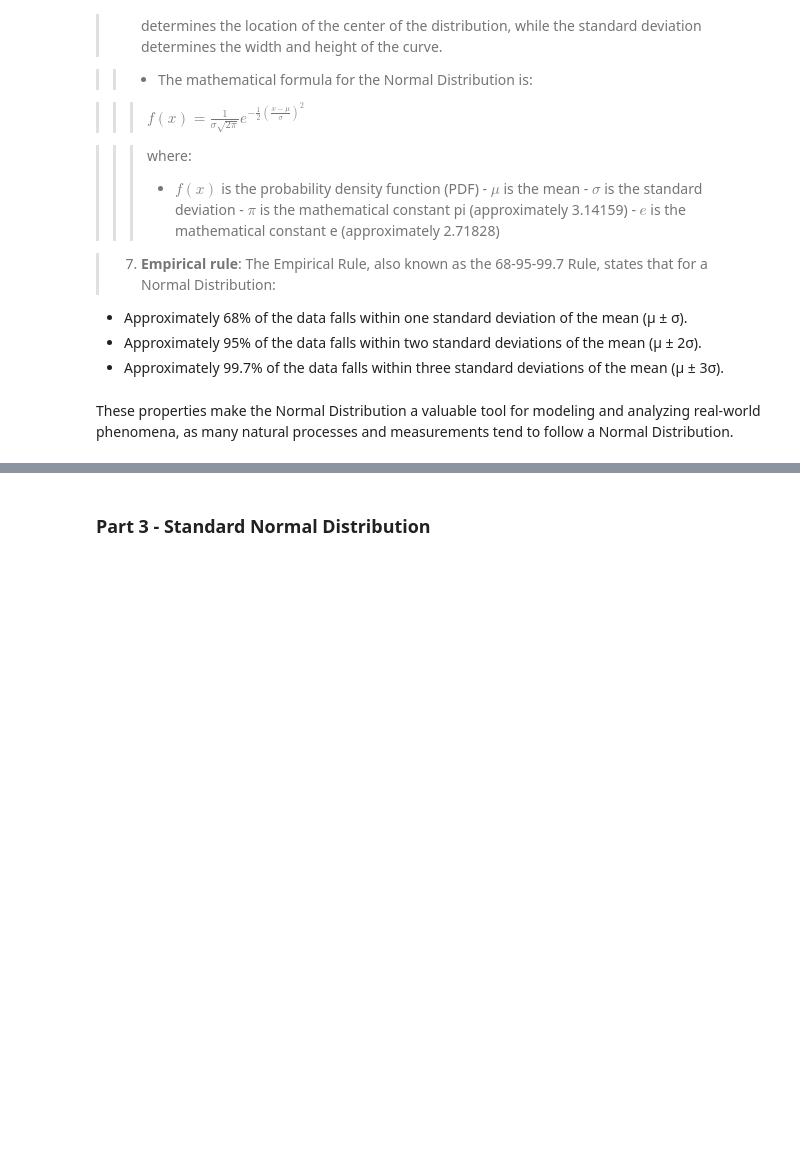
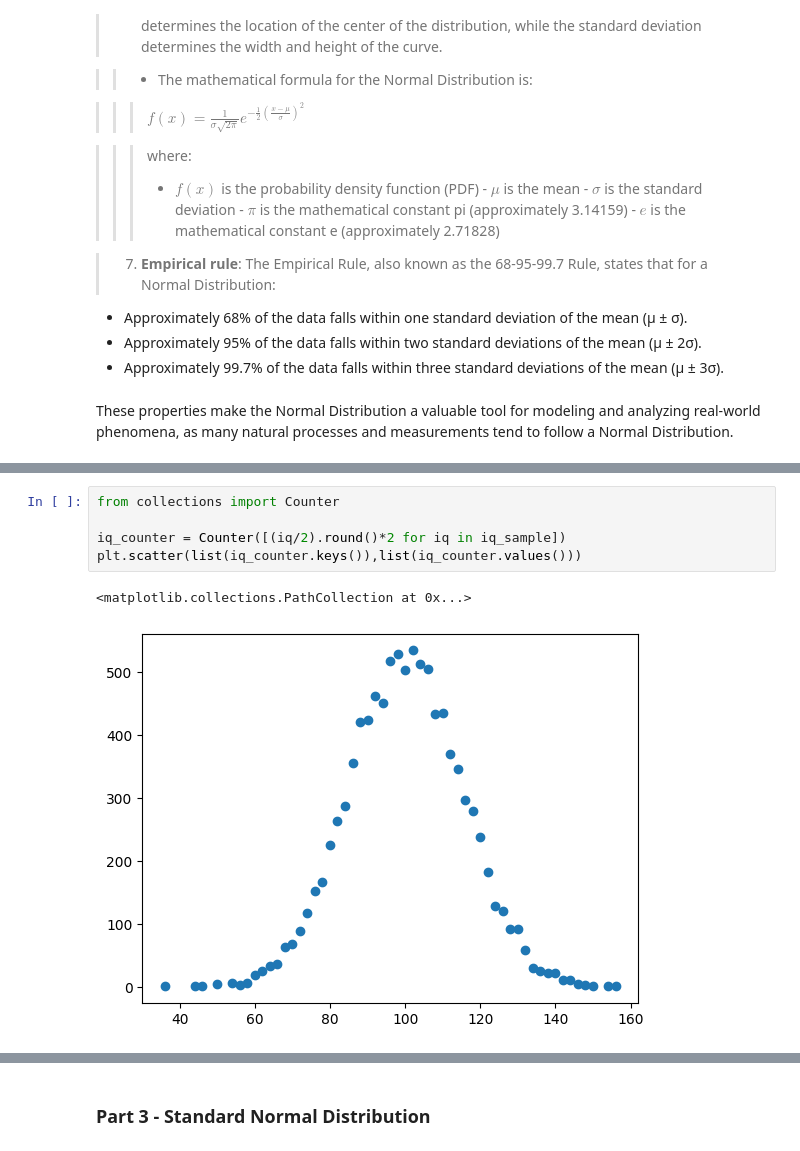
Before and after one commit to tjrandall21/VGP338, a Jupyter notebook: Sec 04 - Probability & Statistics/03 - Normal Distribution.ipynb, the cells around one changed output, grey strips where cells are left out. Saved outputs shown, nothing was run; the diff lists cells and outputs as text; blank space fills up the shorter version.

```diff
--- a/Sec 04 - Probability & Statistics/03 - Normal Distribution.ipynb
+++ b/Sec 04 - Probability & Statistics/03 - Normal Distribution.ipynb
@@ -65,3 +84,11 @@ sample_heights[:10]
+# %%
+from collections import Counter
+
+iq_counter = Counter([(iq/2).round()*2 for iq in iq_sample])
+plt.scatter(list(iq_counter.keys()),list(iq_counter.values()))
+# %% [output]
+<matplotlib.collections.PathCollection at 0x...>
+[figure, added]
 # %%
 # Plot histogram with theoretical curve
 plt.figure(figsize=(10, 6))
```
Also changed, not shown: parts of 3 cells of this notebook, 20 other files.
